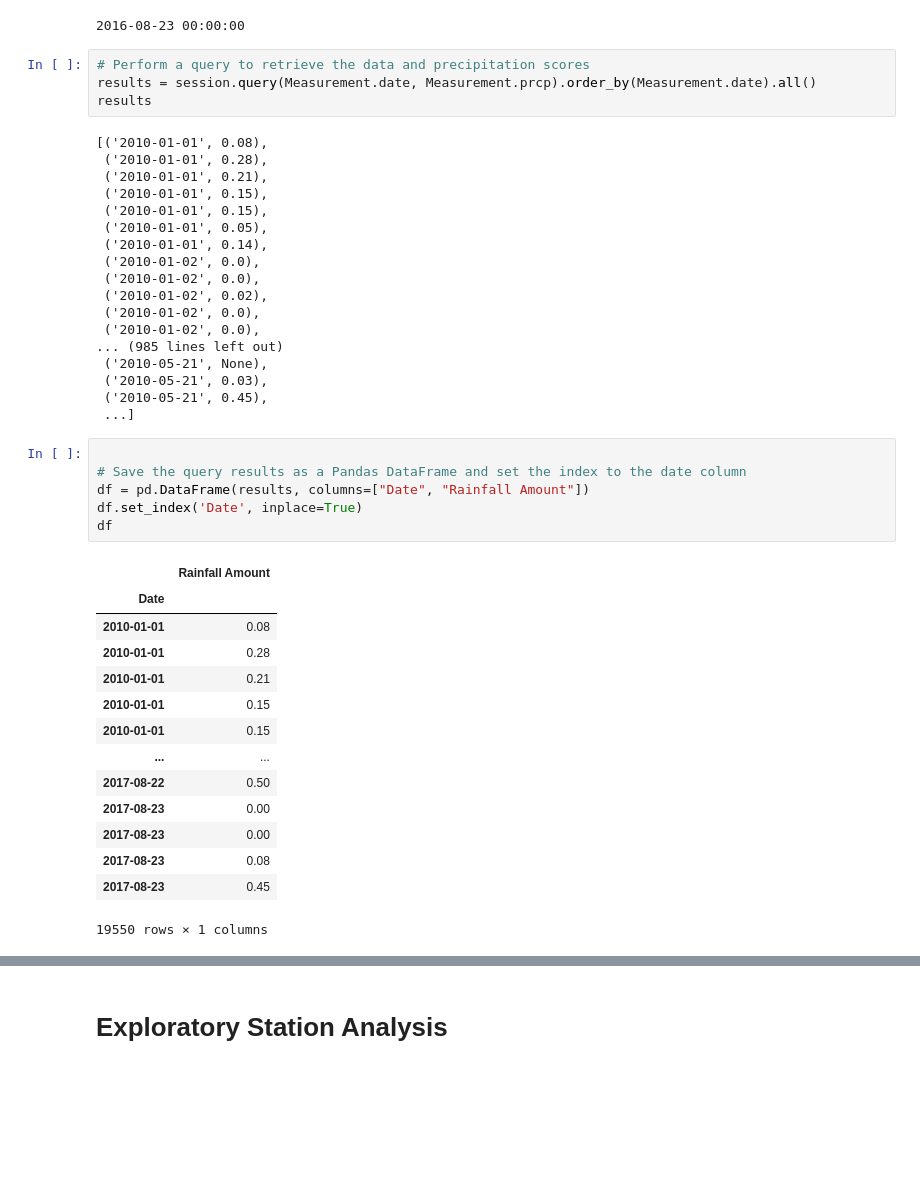
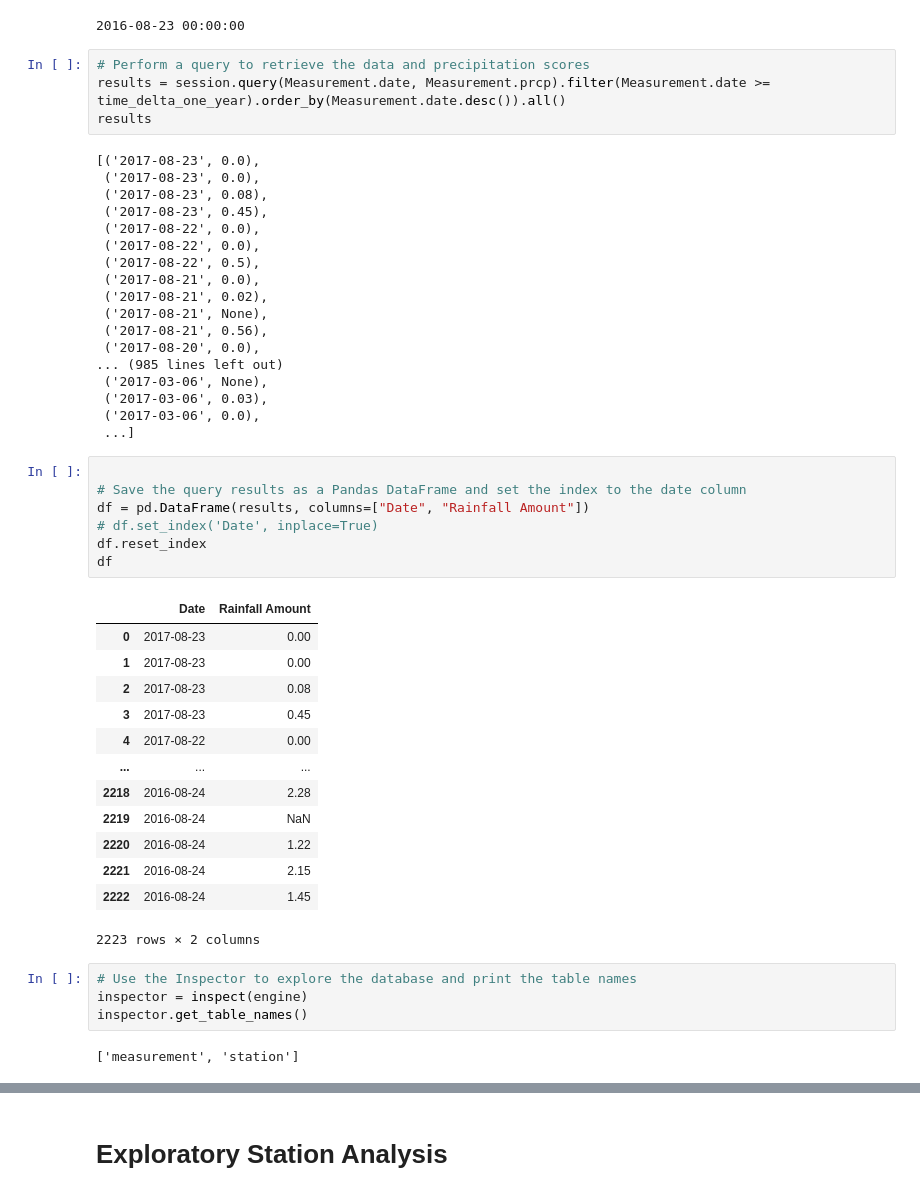
Before and after one commit to quettamar/SQLAlchemy-Challenge, a Jupyter notebook: climate_starter.ipynb, the cells around one changed output, grey strips where cells are left out. Cells and saved outputs as stored; diff of their text form; blank space fills up the shorter version.

```diff
--- a/climate_starter.ipynb
+++ b/climate_starter.ipynb
@@ -67,46 +67,52 @@ print(time_delta_one_year)
 2016-08-23 00:00:00
 # %%
 # Perform a query to retrieve the data and precipitation scores
-results = session.query(Measurement.date, Measurement.prcp).order_by(Measurement.date).all()
+results = session.query(Measurement.date, Measurement.prcp).filter(Measurement.date >= time_delta_one_year).order_by(Measurement.date.desc()).all()
 results
 # %% [output]
-[('2010-01-01', 0.08),
- ('2010-01-01', 0.28),
- ('2010-01-01', 0.21),
- ('2010-01-01', 0.15),
- ('2010-01-01', 0.15),
- ('2010-01-01', 0.05),
- ('2010-01-01', 0.14),
- ('2010-01-02', 0.0),
- ('2010-01-02', 0.0),
- ('2010-01-02', 0.02),
- ('2010-01-02', 0.0),
- ('2010-01-02', 0.0),
+[('2017-08-23', 0.0),
+ ('2017-08-23', 0.0),
+ ('2017-08-23', 0.08),
+ ('2017-08-23', 0.45),
+ ('2017-08-22', 0.0),
+ ('2017-08-22', 0.0),
+ ('2017-08-22', 0.5),
+ ('2017-08-21', 0.0),
+ ('2017-08-21', 0.02),
+ ('2017-08-21', None),
+ ('2017-08-21', 0.56),
+ ('2017-08-20', 0.0),
 ... (985 lines left out)
- ('2010-05-21', None),
- ('2010-05-21', 0.03),
- ('2010-05-21', 0.45),
+ ('2017-03-06', None),
+ ('2017-03-06', 0.03),
+ ('2017-03-06', 0.0),
  ...]
 # %%
 
 # Save the query results as a Pandas DataFrame and set the index to the date column
 df = pd.DataFrame(results, columns=["Date", "Rainfall Amount"])
-df.set_index('Date', inplace=True)
+# df.set_index('Date', inplace=True)
+df.reset_index
 df
 # %% [output]
-|  | Rainfall Amount |
-| Date |  |
-| 2010-01-01 | 0.08 |
-| 2010-01-01 | 0.28 |
-| 2010-01-01 | 0.21 |
-| 2010-01-01 | 0.15 |
-| 2010-01-01 | 0.15 |
-| ... | ... |
-| 2017-08-22 | 0.50 |
-| 2017-08-23 | 0.00 |
-| 2017-08-23 | 0.00 |
-| 2017-08-23 | 0.08 |
-| 2017-08-23 | 0.45 |
+|  | Date | Rainfall Amount |
+| 0 | 2017-08-23 | 0.00 |
+| 1 | 2017-08-23 | 0.00 |
+| 2 | 2017-08-23 | 0.08 |
+| 3 | 2017-08-23 | 0.45 |
+| 4 | 2017-08-22 | 0.00 |
+| ... | ... | ... |
+| 2218 | 2016-08-24 | 2.28 |
+| 2219 | 2016-08-24 | NaN |
+| 2220 | 2016-08-24 | 1.22 |
+| 2221 | 2016-08-24 | 2.15 |
+| 2222 | 2016-08-24 | 1.45 |
-19550 rows × 1 columns
+2223 rows × 2 columns
+# %%
+# Use the Inspector to explore the database and print the table names
+inspector = inspect(engine)
+inspector.get_table_names()
+# %% [output]
+['measurement', 'station']
 # %%
 # Use Pandas Plotting with Matplotlib to plot the data
```
Also changed, not shown: parts of 10 cells of this notebook.
